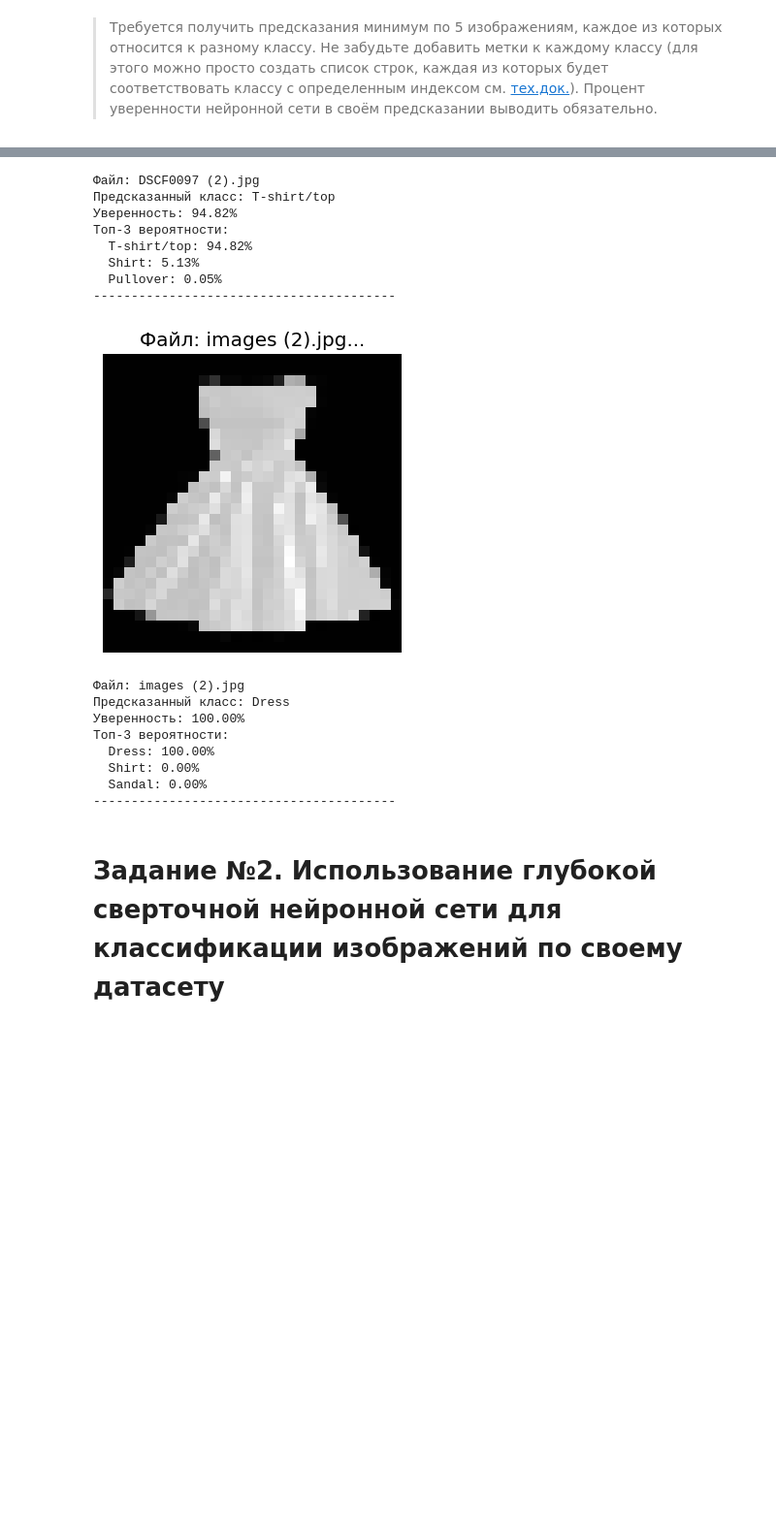
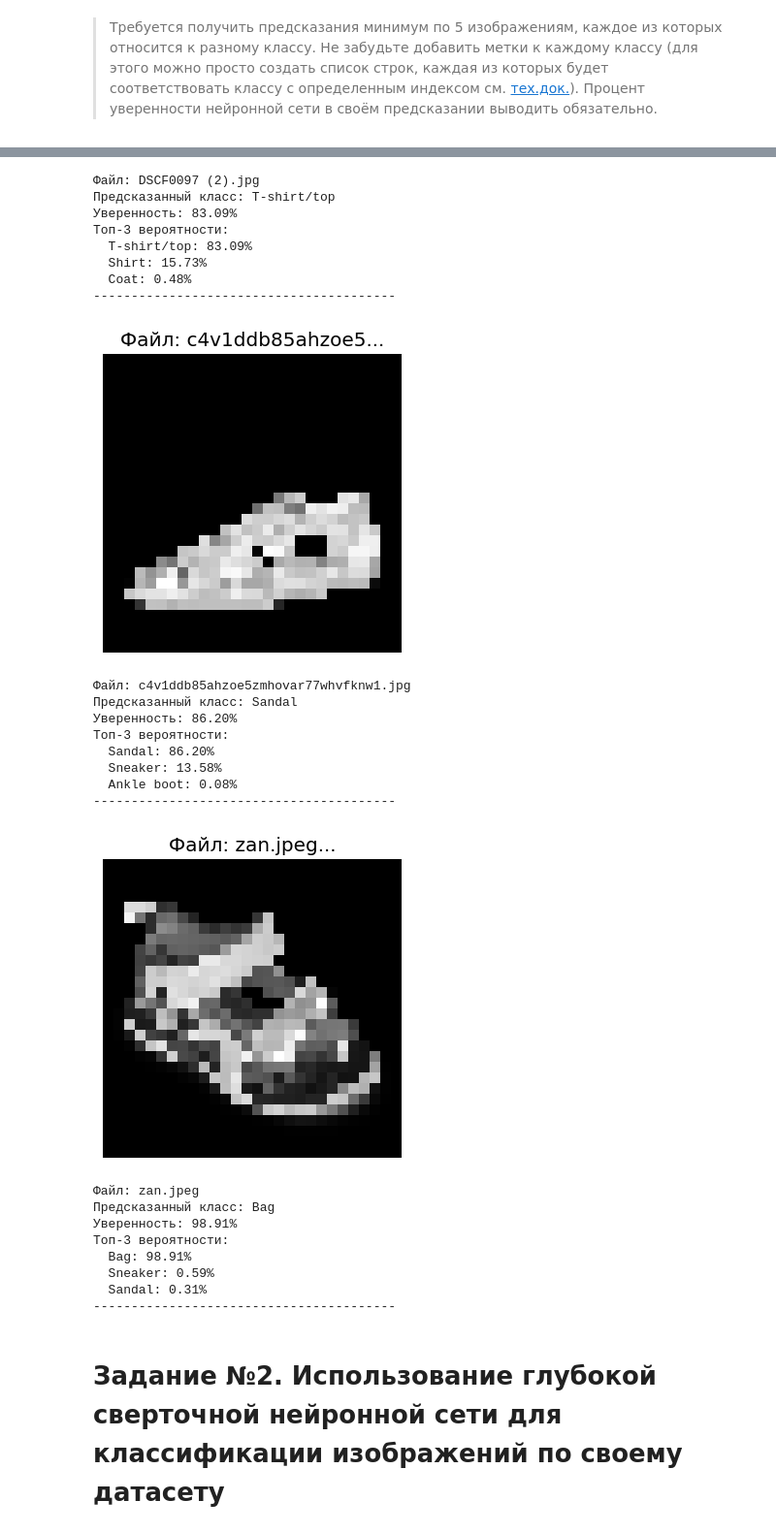
Before and after one commit to allatop/networks, a Jupyter notebook: _3_cnn.ipynb, the cells around one changed output, grey strips where cells are left out. Shown at 97% size. Saved outputs shown, nothing was run; the diff lists cells and outputs as text; code cells hidden in the pictures; blank space fills up the shorter version.

```diff
--- a/_3_cnn.ipynb
+++ b/_3_cnn.ipynb
@@ -259,9 +238,9 @@ uploaded = files.upload()
 print("\n" + "="*60)
 print("РЕЗУЛЬТАТЫ ПРЕДСКАЗАНИЙ")
 print("="*60)
-
-model_task1 = tf.keras.models.load_model('best_model_task1.keras')
-
+from google.colab import drive
+model_parh = '/content/drive/MyDrive/model/fashion_mnist_simple_no_bn_dropout.keras'
+model_task1 = tf.keras.models.load_model(model_path)
 for i, filename in enumerate(uploaded.keys()):
     if i >= 10:
         break
@@ -311,22 +291,31 @@ Saving images.jpg to images (2).jpg
 ----------------------------------------
 [figure]
 Файл: DSCF0097 (2).jpg
 Предсказанный класс: T-shirt/top
-Уверенность: 94.82%
+Уверенность: 83.09%
 Топ-3 вероятности:
-  T-shirt/top: 94.82%
-  Shirt: 5.13%
-  Pullover: 0.05%
+  T-shirt/top: 83.09%
+  Shirt: 15.73%
+  Coat: 0.48%
 ----------------------------------------
-[figure, old version]
+[figure, new version]
-Файл: images (2).jpg
-Предсказанный класс: Dress
-Уверенность: 100.00%
+Файл: c4v1ddb85ahzoe5zmhovar77whvfknw1.jpg
+Предсказанный класс: Sandal
+Уверенность: 86.20%
 Топ-3 вероятности:
-  Dress: 100.00%
-  Shirt: 0.00%
-  Sandal: 0.00%
+  Sandal: 86.20%
+  Sneaker: 13.58%
+  Ankle boot: 0.08%
 ----------------------------------------
+[figure, added]
+Файл: zan.jpeg
+Предсказанный класс: Bag
+Уверенность: 98.91%
+Топ-3 вероятности:
+  Bag: 98.91%
+  Sneaker: 0.59%
+  Sandal: 0.31%
+----------------------------------------
 # %% [markdown]
 # **Задание №2. Использование глубокой сверточной нейронной сети для классификации изображений по своему датасету**
 # %% [markdown]
```
Also changed, not shown: parts of 41 cells of this notebook.
